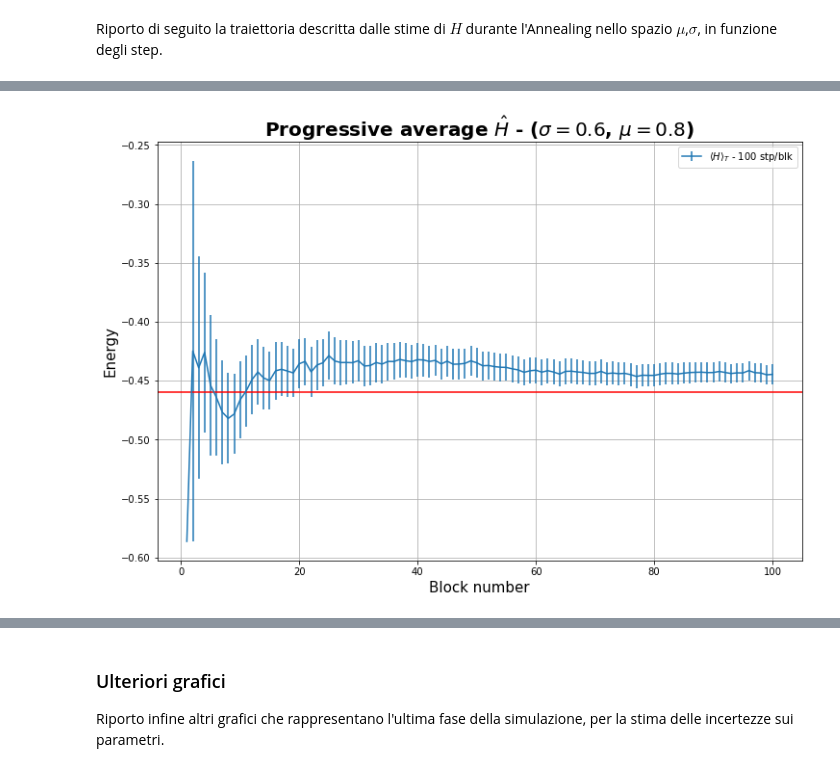
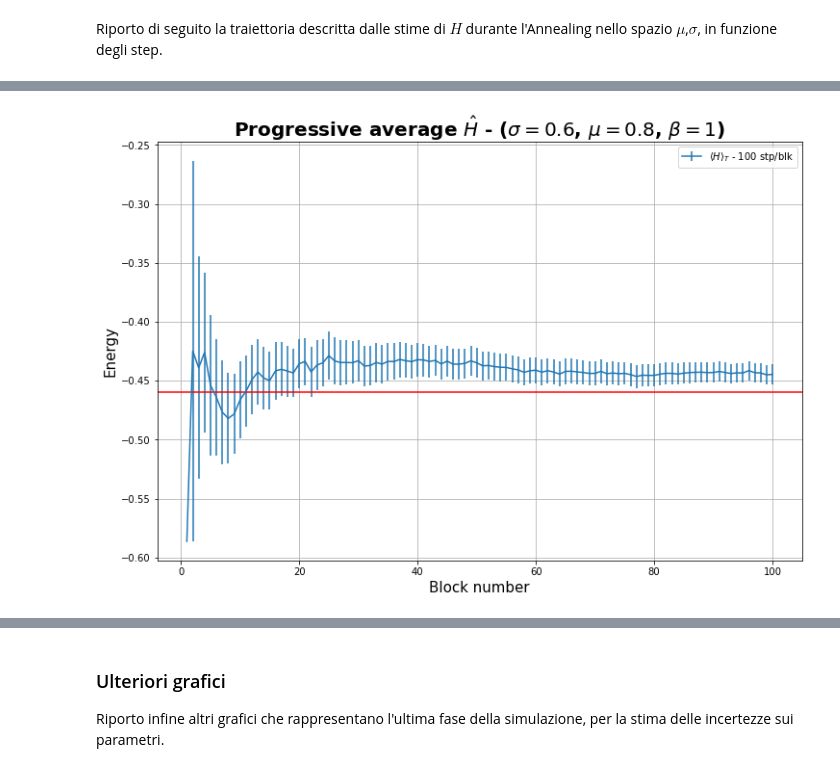
Before and after one commit to martinozanetti/LSN-Martino-Zanetti, a Jupyter notebook: 08-ok/my-08.ipynb, the cells around one changed output, grey strips where cells are left out. Drawn from its saved outputs; the diff is of its cells as text; code cells hidden in the pictures.

```diff
--- a/08-ok/my-08.ipynb
+++ b/08-ok/my-08.ipynb
@@ -174,26 +198,26 @@ Di seguito ho riportato l'andamento di $\langle {\hat H} \rangle_T$ per i parame
 Osservo una discreta compatibilità con la previsione teorica, anche se la stima rimane leggermente al di sopra di essa, probabilmente per quanto detto prima.
 # %%
-# uso mu, sigma = 0.8, 0.6
+# uso mu, sigma = 0.8, 0.6, beta = 1
 
 import matplotlib
 import matplotlib.pyplot as plt
 import numpy as np
 
 N = 100
 x = np.arange(N)+1      # uso l'ordinamento da 1 a N
 
 plt.figure(figsize = (12,8))
 
 pos, ave, err = np.loadtxt("ex8/SA/result.out", usecols=(0,1,2), delimiter=' ', unpack='true')
 plt.errorbar(x, ave, yerr = err, label = r"$\langle H\rangle_T$ - 100 stp/blk")
 plt.ylabel('Energy', fontsize = 15)
 plt.xlabel('Block number', fontsize = 15)
 plt.grid(True)
-plt.title('Progressive average $\hat{H}$ - ($\sigma=0.6$, $\mu=0.8$)', fontsize = 20, fontweight = "bold")
+plt.title(r'Progressive average $\hat{H}$ - ($\sigma=0.6$, $\mu=0.8$, $\beta=1$)', fontsize = 20, fontweight = "bold")
 plt.axhline(y=-0.46, color = 'r', linestyle = '-')
 plt.legend()
 
 plt.show()
 # %% [output]
-[figure, old version]
+[figure, new version]
 # %% [markdown]
```
Also changed, not shown: parts of 8 cells of this notebook, 8 other files.
